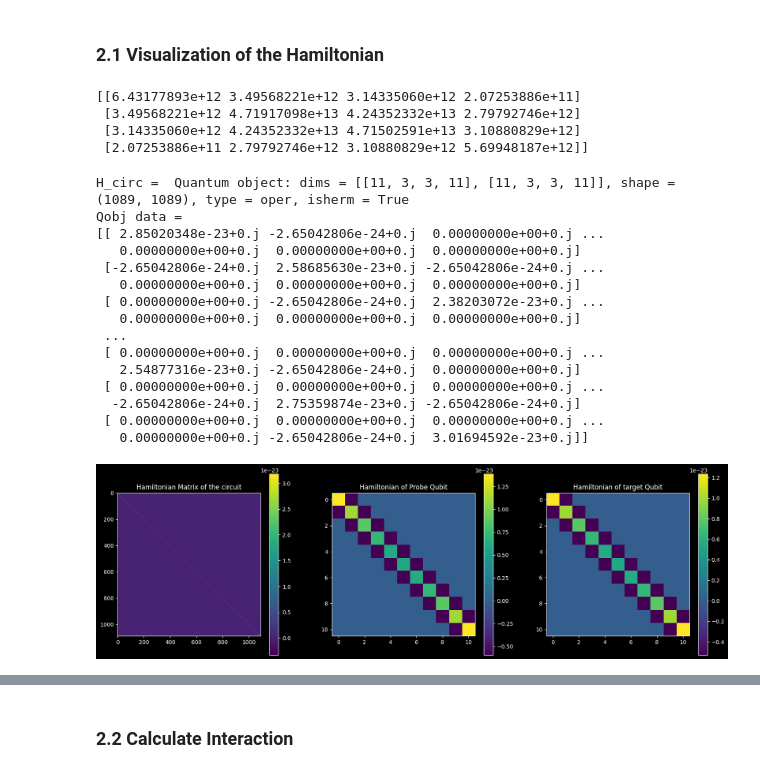
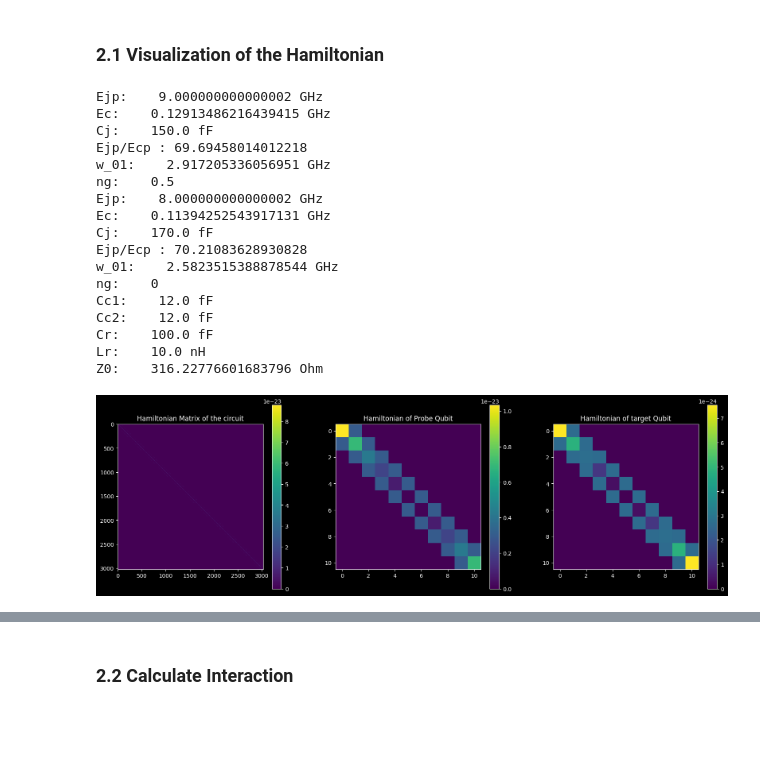
Before and after one commit to balerat/Master-thesis---Superconducting-circuit-analysis, a Jupyter notebook: main/Resonator Coupling.ipynb, the cells around one changed output, grey strips where cells are left out. Cells and saved outputs as stored; diff of their text form; code cells hidden in the pictures; blank space fills up the shorter version.

```diff
--- a/main/Resonator Coupling.ipynb
+++ b/main/Resonator Coupling.ipynb
@@ -61,24 +64,30 @@ ncut_t = 5
 
 L_res = 10e-9
 C_res = 100e-15
-m_cut = 3
+m_cut = 5
 
 # Creation of circuit object
-system_10 = circuit_res([Cc1, Cc2], ng, C_res, L_res, m_cut, [transmon(Ej_p, Cp, ng, ncut_p), transmon(Ej_t, Ct, ng, ncut_t)])
+system_10 = circuit_res([Cc1, Cc2], C_res, L_res, m_cut, [qubit(Ej_p, [Cp], ng, ncut_p), qubit(Ej_t, [Ct], 0, ncut_t)])
 
-C_mat = [
-    [Cp + Cc1, -Cc1, 0, 0],
-    [-Cc1, Cc1 + C_res, -C_res, 0],
-    [0, -C_res, C_res + Cc2, -Cc2],
-    [0, 0, -Cc2, Cc2 + Ct]
-]
-
-print(np.linalg.inv(C_mat))
+system_10.print_params()
 # %% [output]
-[[6.43177893e+12 3.49568221e+12 3.14335060e+12 2.07253886e+11]
- [3.49568221e+12 4.71917098e+13 4.24352332e+13 2.79792746e+12]
- [3.14335060e+12 4.24352332e+13 4.71502591e+13 3.10880829e+12]
- [2.07253886e+11 2.79792746e+12 3.10880829e+12 5.69948187e+12]]
+Ejp:    9.000000000000002 GHz
+Ec:    0.12913486216439415 GHz
+Cj:    150.0 fF
+Ejp/Ecp : 69.69458014012218
+w_01:    2.917205336056951 GHz
+ng:    0.5
+Ejp:    8.000000000000002 GHz
+Ec:    0.11394252543917131 GHz
+Cj:    170.0 fF
+Ejp/Ecp : 70.21083628930828
+w_01:    2.5823515388878544 GHz
+ng:    0
+Cc1:    12.0 fF
+Cc2:    12.0 fF
+Cr:    100.0 fF
+Lr:    10.0 nH
+Z0:    316.22776601683796 Ohm
 # %%
 # Exctracting the Hamiltonian
 H_circ = system_10.get_H_circuit()
@@ -86,59 +95,38 @@ H_p = system_10.get_H_probe()
 H_t = system_10.get_H_target()
 H_res = system_10.get_H_resonator()
 
-print('H_circ = ', H_circ)
-H_circ = H_circ.full()
-H_p = H_p.full()
-H_t = H_t.full()
-H_res = H_res.full()
-
 f = plt.figure(figsize=(20,6))
 
 # Plotting the Hamiltonian
 ax1 = f.add_subplot(131)
 ax1.title.set_text('Hamiltonian Matrix of the circuit')
-im1 = ax1.imshow(np.real(H_circ), cmap=plt.get_cmap(thememap))
+im1 = ax1.imshow(np.absolute(H_circ.full()), cmap=plt.get_cmap(thememap))
 f.colorbar(im1)
 
 ax2 = f.add_subplot(132)
 ax2.title.set_text('Hamiltonian of Probe Qubit')
-im2 = ax2.imshow(np.real(H_p), cmap=plt.get_cmap(thememap))
+im2 = ax2.imshow(np.absolute(H_p.full()), cmap=plt.get_cmap(thememap))
 f.colorbar(im2)
 
 
 ax3 = f.add_subplot(133)
 ax3.title.set_text('Hamiltonian of target Qubit')
-im3 = ax3.imshow(np.real(H_t), cmap=plt.get_cmap(thememap))
+im3 = ax3.imshow(np.absolute(H_t.full()), cmap=plt.get_cmap(thememap))
 f.colorbar(im3)
 
 # ax4 = f.add_subplot(134)
 # ax4.title.set_text('Hamiltonian of resonator')
 # im4 = ax4.imshow(np.real(H_res), cmap=plt.get_cmap(thememap))
 # f.colorbar(im4)
 
 ax1.grid(False)
 ax2.grid(False)
 ax3.grid(False)
 # ax4.grid(False)
 
 plt.show()
 # %% [output]
-H_circ =  Quantum object: dims = [[11, 3, 3, 11], [11, 3, 3, 11]], shape = (1089, 1089), type = oper, isherm = True
-Qobj data =
-[[ 2.85020348e-23+0.j -2.65042806e-24+0.j  0.00000000e+00+0.j ...
-   0.00000000e+00+0.j  0.00000000e+00+0.j  0.00000000e+00+0.j]
- [-2.65042806e-24+0.j  2.58685630e-23+0.j -2.65042806e-24+0.j ...
-   0.00000000e+00+0.j  0.00000000e+00+0.j  0.00000000e+00+0.j]
- [ 0.00000000e+00+0.j -2.65042806e-24+0.j  2.38203072e-23+0.j ...
-   0.00000000e+00+0.j  0.00000000e+00+0.j  0.00000000e+00+0.j]
- ...
- [ 0.00000000e+00+0.j  0.00000000e+00+0.j  0.00000000e+00+0.j ...
-   2.54877316e-23+0.j -2.65042806e-24+0.j  0.00000000e+00+0.j]
- [ 0.00000000e+00+0.j  0.00000000e+00+0.j  0.00000000e+00+0.j ...
-  -2.65042806e-24+0.j  2.75359874e-23+0.j -2.65042806e-24+0.j]
- [ 0.00000000e+00+0.j  0.00000000e+00+0.j  0.00000000e+00+0.j ...
-   0.00000000e+00+0.j -2.65042806e-24+0.j  3.01694592e-23+0.j]]
-[figure, old version]
+[figure, new version]
 # %%
 kin_probe = system_10.get_kinetic_probe()
 pot_probe = system_10.get_potential_probe()
```
Also changed, not shown: parts of 7 cells of this notebook, 3 other files.
